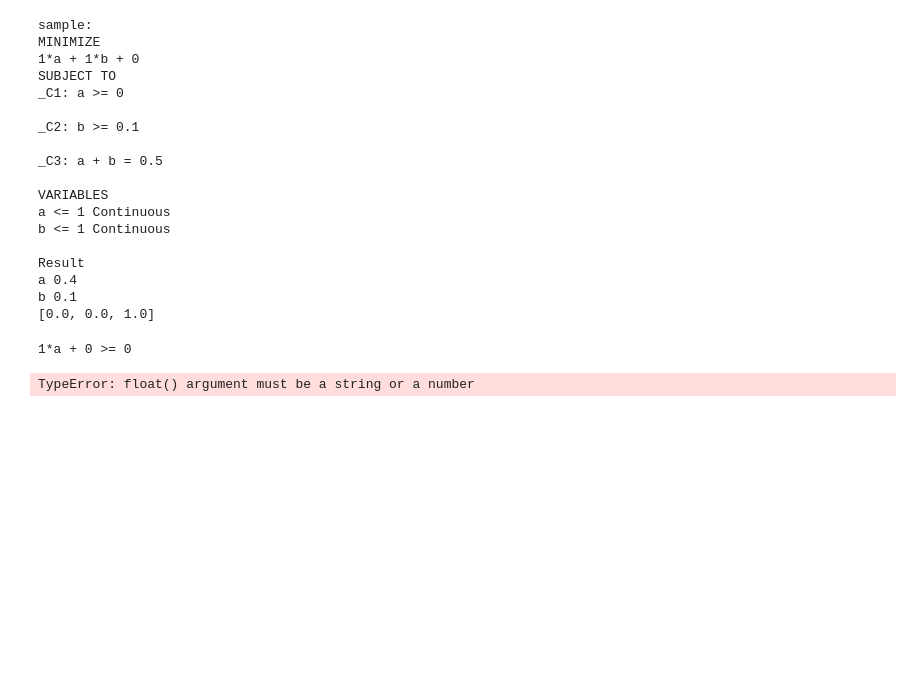
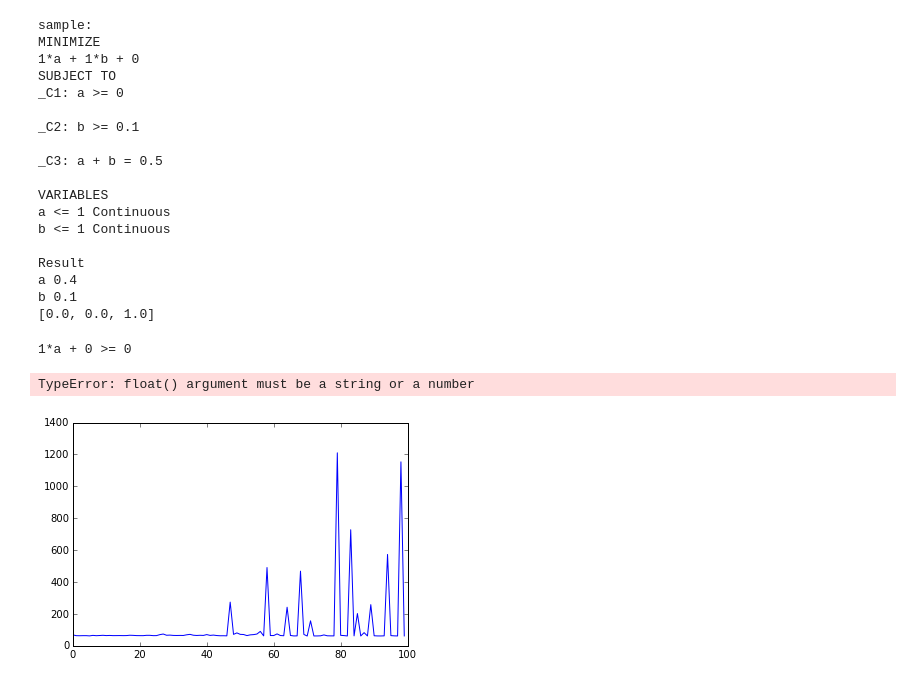
Before and after one commit to keiikegami/DP, a Jupyter notebook: LP_approach_3.ipynb, the cells around one changed output. Saved outputs shown, nothing was run; the diff lists cells and outputs as text; code cells hidden in the pictures; blank space fills up the shorter version.

```diff
--- a/LP_approach_3.ipynb
+++ b/LP_approach_3.ipynb
@@ -107,6 +107,17 @@ def plot_graph(n, discount):
 
     plt.plot(a)
     plt.plot(b)
+
+def plot_beta(shock, state, betas):
+    n = [None] * len(betas)
+    for i, value in enumerate(betas):
+        model = SimpleOG(B = shock, M = state, beta = value)
+        ddp = qe.markov.DiscreteDP(model.R, model.Q, model.beta)
+        n[i] = elapse_LP(ddp)
+    for j in n:
+        if j > 10:
+            del j
+    plt.plot(n)
 # %%
 #実際に解く
 #以下の正解と合致している
@@ -236,5 +247,11 @@ print "b", b.value()
 print [lagrange.pi for lagrange in c_s]
 # %% [output]
 TypeError: float() argument must be a string or a number
+# %%
+# LPはbetaに影響されにくい
+b = np.linspace(0.9, 0.999,100)
+plot_beta(20,100,b)
+# %% [output]
+[figure, added]
 # %%
 #  pulp
```
Also changed, not shown: parts of 2 cells of this notebook, 4 other files.
